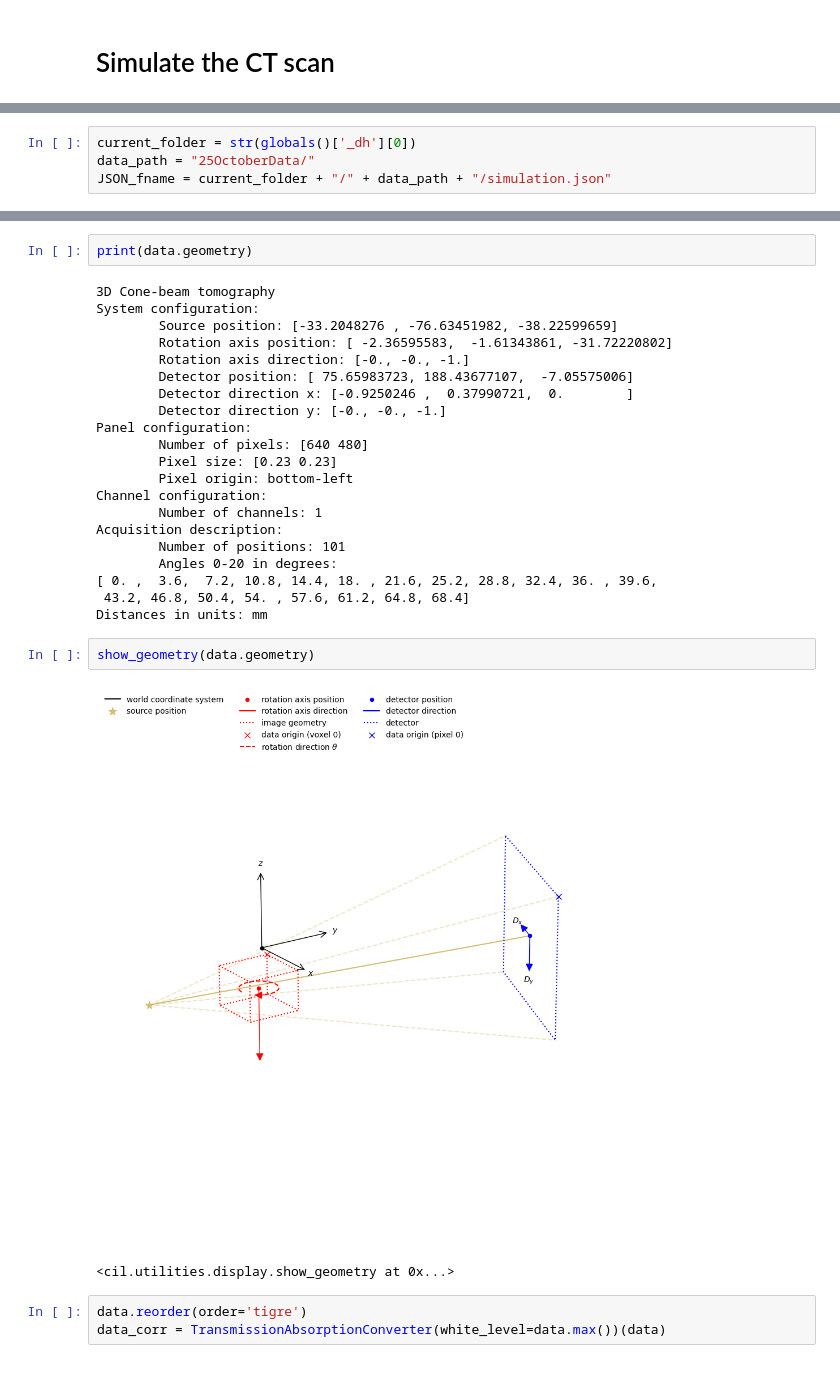
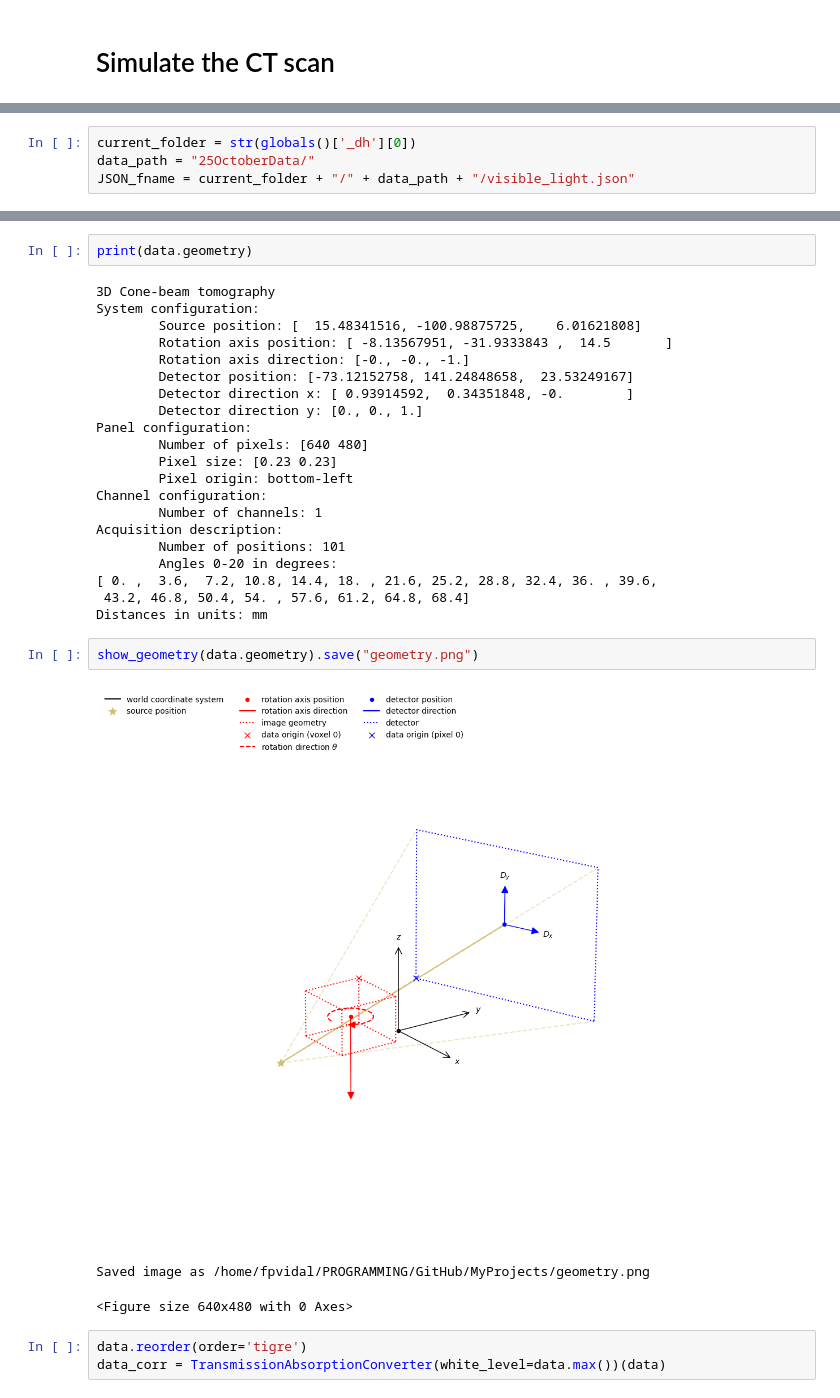
Before and after one commit to Sunday-nwokolo/MyProjects, a Jupyter notebook: ReconstructScan.ipynb, the cells around one changed output, grey strips where cells are left out. Saved outputs shown, nothing was run; the diff lists cells and outputs as text.

Commit message:
Fix the simulation.

```diff
--- a/ReconstructScan.ipynb
+++ b/ReconstructScan.ipynb
@@ -24,5 +18,5 @@ gVirtualXRay core library (gvxr) 2.0.7 (2023-11-06T17:42:00) [Compiler: GNU g++]
 # %%
 current_folder = str(globals()['_dh'][0])
 data_path = "25OctoberData/"
-JSON_fname = current_folder + "/" + data_path + "/simulation.json"
+JSON_fname = current_folder + "/" + data_path + "/visible_light.json"
 # %%
@@ -102,12 +63,12 @@ print(data.geometry)
 # %% [output]
 3D Cone-beam tomography
 System configuration:
-        Source position: [-33.2048276 , -76.63451982, -38.22599659]
-        Rotation axis position: [ -2.36595583,  -1.61343861, -31.72220802]
+        Source position: [  15.48341516, -100.98875725,    6.01621808]
+        Rotation axis position: [ -8.13567951, -31.9333843 ,  14.5       ]
         Rotation axis direction: [-0., -0., -1.]
-        Detector position: [ 75.65983723, 188.43677107,  -7.05575006]
-        Detector direction x: [-0.9250246 ,  0.37990721,  0.        ]
-        Detector direction y: [-0., -0., -1.]
+        Detector position: [-73.12152758, 141.24848658,  23.53249167]
+        Detector direction x: [ 0.93914592,  0.34351848, -0.        ]
+        Detector direction y: [0., 0., 1.]
 Panel configuration:
         Number of pixels: [640 480]
         Pixel size: [0.23 0.23]
@@ -121,10 +82,11 @@ Acquisition description:
  43.2, 46.8, 50.4, 54. , 57.6, 61.2, 64.8, 68.4]
 Distances in units: mm
 # %%
-show_geometry(data.geometry)
+show_geometry(data.geometry).save("geometry.png")
 # %% [output]
-[figure, old version]
+[figure, new version]
-<cil.utilities.display.show_geometry at 0x...>
+Saved image as /home/fpvidal/PROGRAMMING/GitHub/MyProjects/geometry.png
+<Figure size 640x480 with 0 Axes>
 # %%
 data.reorder(order='tigre')
 data_corr = TransmissionAbsorptionConverter(white_level=data.max())(data)
```
Also changed, not shown: parts of 5 cells of this notebook, 8 other files.
